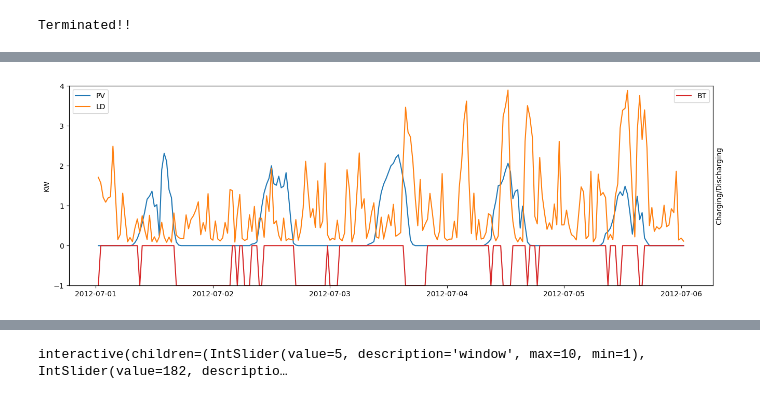
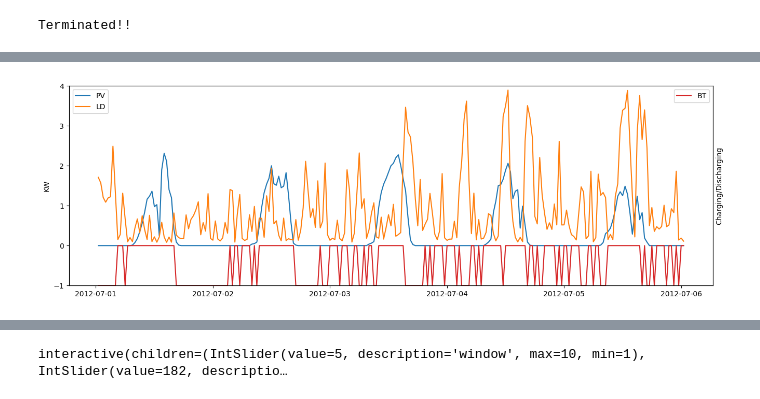
Before and after one commit to JunwookHeo/etc_project, a Jupyter notebook: proc_auggrid/optimise_battery.ipynb, the cells around one changed output, grey strips where cells are left out. Cells and saved outputs as stored; diff of their text form; code cells hidden in the pictures.

```diff
--- a/proc_auggrid/optimise_battery.ipynb
+++ b/proc_auggrid/optimise_battery.ipynb
@@ -85,7 +71,8 @@ BTMAX = 0.95
 BTMIN = 0.10
 C_A = 0.01
 C_B = 1.
-C_C = 4.
+C_C = 0.43
+R_MAX = 3.
 
 class Environment:
     def __init__(self, data_env, capacity=50.):
@@ -133,8 +120,9 @@ class Environment:
         # d = abs(grid_state) / normal_v if normal_v else abs(grid_state)
         # reward = min(3, np.log(1/d)) if d else 3
 
-        d = (abs(cost) - C_C) /normal_v if normal_v else (abs(cost) - C_C)
-        reward = min(3, np.log(1/d)) if d else 3
+        normal_v2 = C_A*normal_v**2 + C_B*abs(normal_v)
+        d = (abs(cost) - C_C) /normal_v2 if normal_v2 else (abs(cost) - C_C)
+        reward = min(R_MAX, np.log(1/d)) if d else R_MAX
 
         self.state[0] = self.data_env['GG'].values[self.pos]  # PV generation power
         self.state[1] = self.data_env['GC'].values[self.pos]  # Load consumption power
@@ -364,7 +352,7 @@ Terminated!!
 # %%
 start_pos = 0
 duration = TS*5
-df_dis = df_out[['PV', 'LD', 'BT', 'AC', 'GD']]
+df_dis = df_out[['PV', 'LD', 'BT', 'AC', 'GD', 'RD']]
 df_dis = df_dis.set_index(pd.Index(df_date.values))
 
 pv =  df_dis['PV'].loc[df_date.values[start_pos]:df_date.values[start_pos+duration]].values
@@ -410 +398 @@ plt.show()
-[figure, old version]
+[figure, new version]
```
Also changed, not shown: parts of 7 cells of this notebook.
